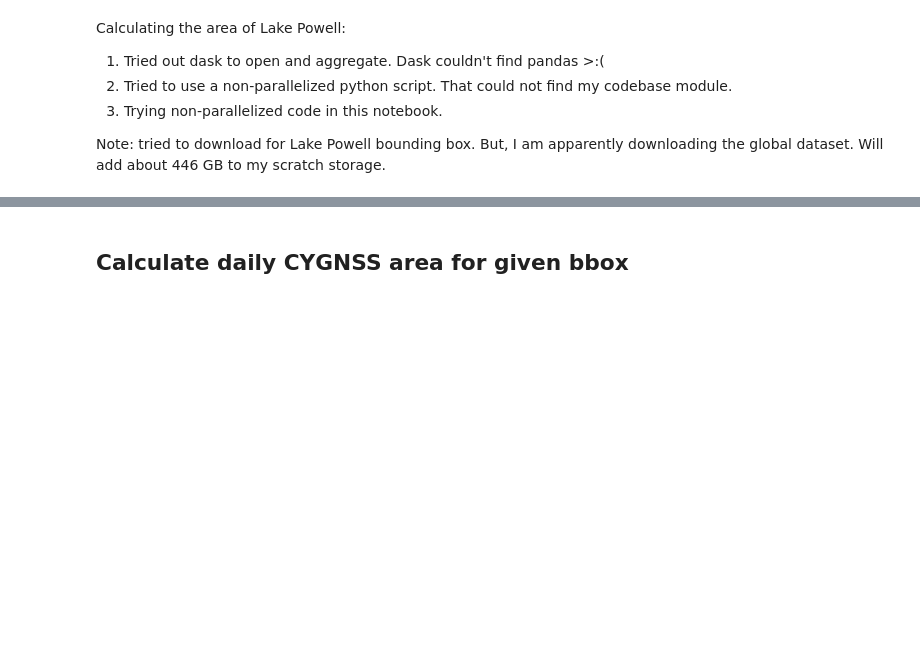
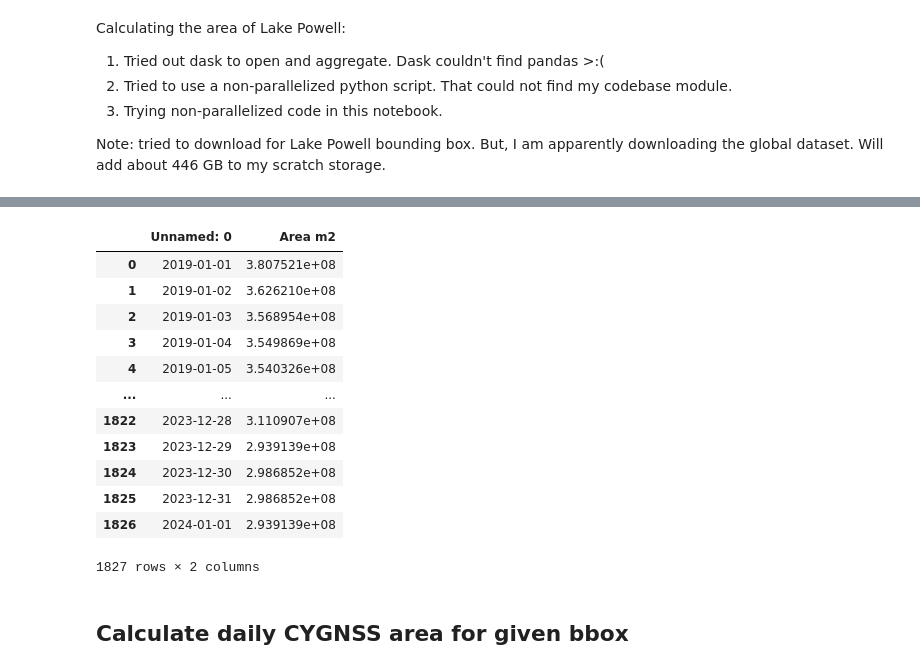
Before and after one commit to ascheliga/CYGNSS-GRACE, a Jupyter notebook: notebooks/scratchwork_CYGNSSdaily.ipynb, the cells around one changed output, grey strips where cells are left out. Saved outputs shown, nothing was run; the diff lists cells and outputs as text; code cells hidden in the pictures; blank space fills up the shorter version.

```diff
--- a/notebooks/scratchwork_CYGNSSdaily.ipynb
+++ b/notebooks/scratchwork_CYGNSSdaily.ipynb
@@ -16,3 +36,19 @@ datadir = '/global/scratch/users/ann_scheliga/CYGNSS_daily/'
+# %%
+parallel_powell
+# %% [output]
+|  | Unnamed: 0 | Area m2 |
+| 0 | 2019-01-01 | 3.807521e+08 |
+| 1 | 2019-01-02 | 3.626210e+08 |
+| 2 | 2019-01-03 | 3.568954e+08 |
+| 3 | 2019-01-04 | 3.549869e+08 |
+| 4 | 2019-01-05 | 3.540326e+08 |
+| ... | ... | ... |
+| 1822 | 2023-12-28 | 3.110907e+08 |
+| 1823 | 2023-12-29 | 2.939139e+08 |
+| 1824 | 2023-12-30 | 2.986852e+08 |
+| 1825 | 2023-12-31 | 2.986852e+08 |
+| 1826 | 2024-01-01 | 2.939139e+08 |
+1827 rows × 2 columns
 # %% [markdown]
 ## Calculate daily CYGNSS area for given bbox
 # %%
```
Also changed, not shown: parts of 2 cells of this notebook, 3 other files.
